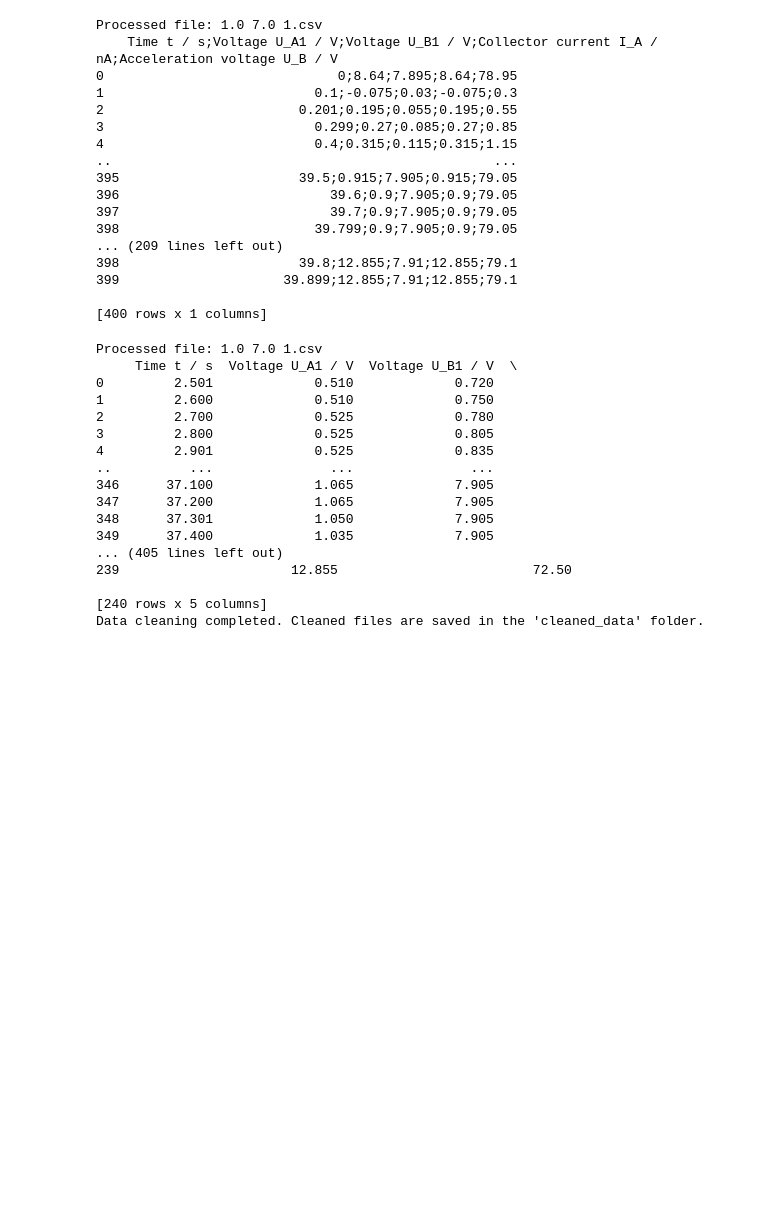
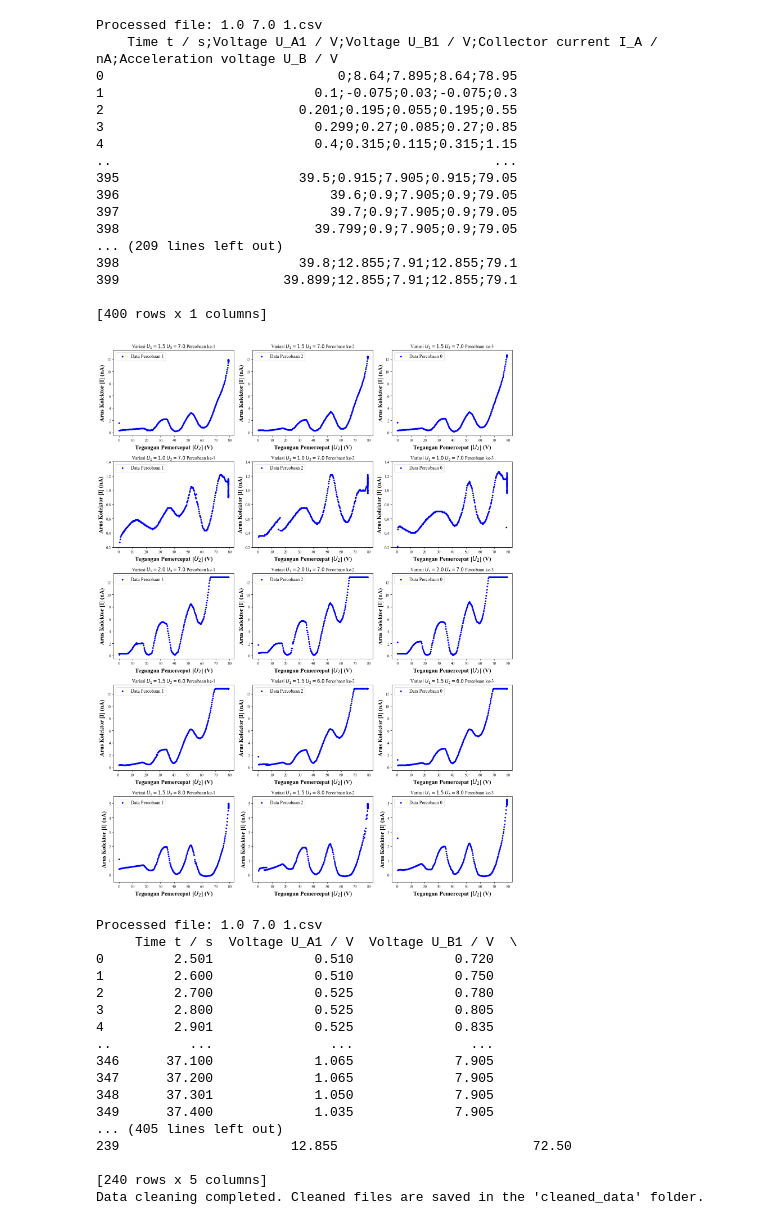
Before and after one commit to JonathanSugijanto/PGDA_final-project_9, a Jupyter notebook: full_code.ipynb, the cells around one changed output. Saved outputs shown, nothing was run; the diff lists cells and outputs as text; code cells hidden in the pictures; blank space fills up the shorter version.

```diff
--- a/full_code.ipynb
+++ b/full_code.ipynb
@@ -53,3 +53,12 @@ Processed file: 1.0 7.0 1.csv
 399                     39.899;12.855;7.91;12.855;79.1
 
 [400 rows x 1 columns]
+# %%
+# Path ke folder data CSV formatted_data
+folder_path = 'formatted_data/'  # Ganti dengan path folder yang benar
+csv_files = ["1.5 7.0 1.csv", "1.5 7.0 2.csv", "1.5 7.0 3.csv",
+             "1.0 7.0 1.csv", "1.0 7.0 2.csv", "1.0 7.0 3.csv",
+             "2.0 7.0 1.csv", "2.0 7.0 2.csv", "2.0 7.0 3.csv",
+             "1.5 6.0 1.csv", "1.5 6.0 2.csv", "1.5 6.0 3.csv",
+             "1.5 8.0 1.csv", "1.5 8.0 2.csv", "1.5 8.0 3.csv"]
+separator = ";"
@@ -56,3 +90,44 @@ Processed file: 1.0 7.0 1.csv
+# %%
+# gambaran formatted data
+
+# Set the font to Times New Roman
+mpl.rcParams['font.family'] = 'Times New Roman'
+
+# Set up a figure with 5x3 subplots
+fig, axes = plt.subplots(5, 3, figsize=(15, 20))  # Adjust size as needed
+axes = axes.flatten()  # Flatten to simplify indexing
+n=0
+
+# Loop through each csv
+for i, csv_file in enumerate(csv_files[:15]):
+    n+=1 # grafik ke berapa
+    variasi_ke = (n-1) // 3 + 1
+    percobaan_ke = n % 3
+
+    # Load data from the current csv
+    file_path = os.path.join(folder_path, csv_file)
+    data = pd.read_csv(file_path, sep=separator)
+
+    # 'x' and 'y' columns in each csv
+    x = data['Acceleration voltage U_B / V']
+    y = data['Collector current I_A / nA']
+
+    # Plot on the corresponding subplot
+    ax = axes[i]
+    # Scatter plot for the current csv
+    ax.scatter(x, y, color='blue', s=10, label=('Data Percobaan '+str(percobaan_ke)))
+
+    # Set titles and labels for each subplot
+    ax.set_xlabel('Tegangan Pemercepat [$U_{2}$] (V)', fontsize=15, fontweight='bold')
+    ax.set_ylabel('Arus Kolektor [I] (nA)', fontsize=15, fontweight='bold')
+    ax.legend(fontsize=12, loc='upper left')
+    ax.set_title(f'Variasi $U_{1}={csv_file[0:3]}$ $U_{3}={csv_file[4:7]}$ Percobaan ke-{csv_file[8]}')
+    adjust_ylim(variasi_ke, (-0.5,13.5), (0.2, 1.4), (-0.5, 13.5), (-0.5, 13.5), (-0.5, 5.5), ax)
+
+plt.tight_layout()
+plt.show()
+# %% [output]
+[figure, added]
 # %%
 # Input and output directories
 input_directory = "formatted_data"
```
Also changed, not shown: parts of 2 cells of this notebook, 1 other file.
